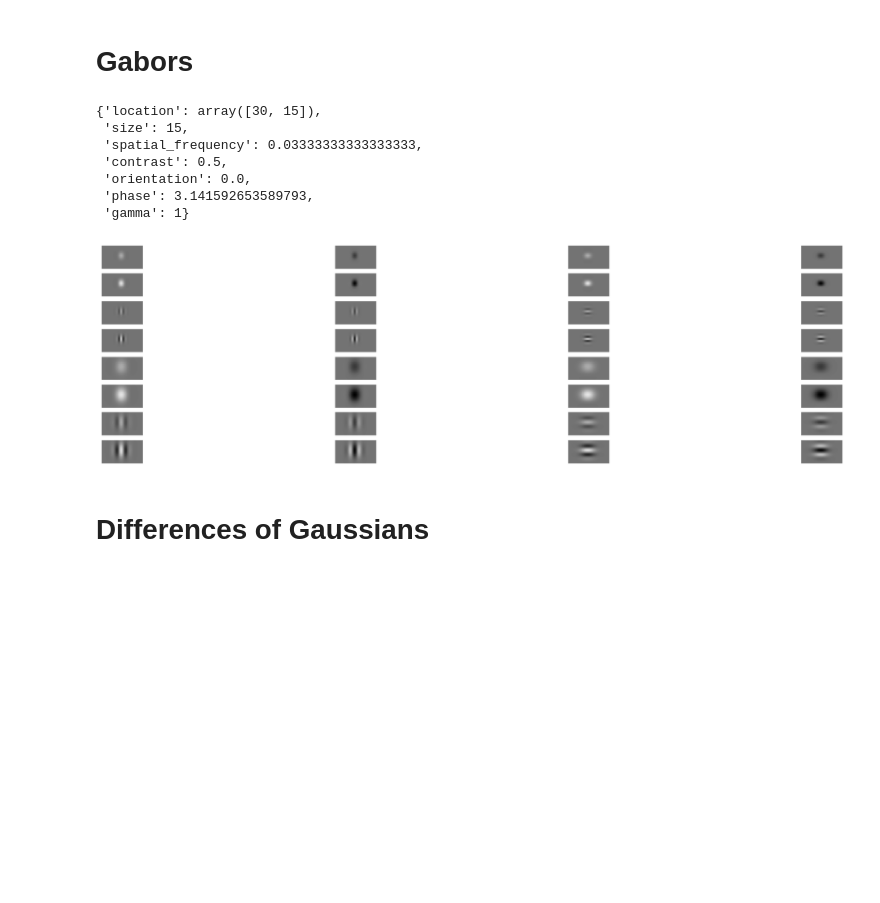
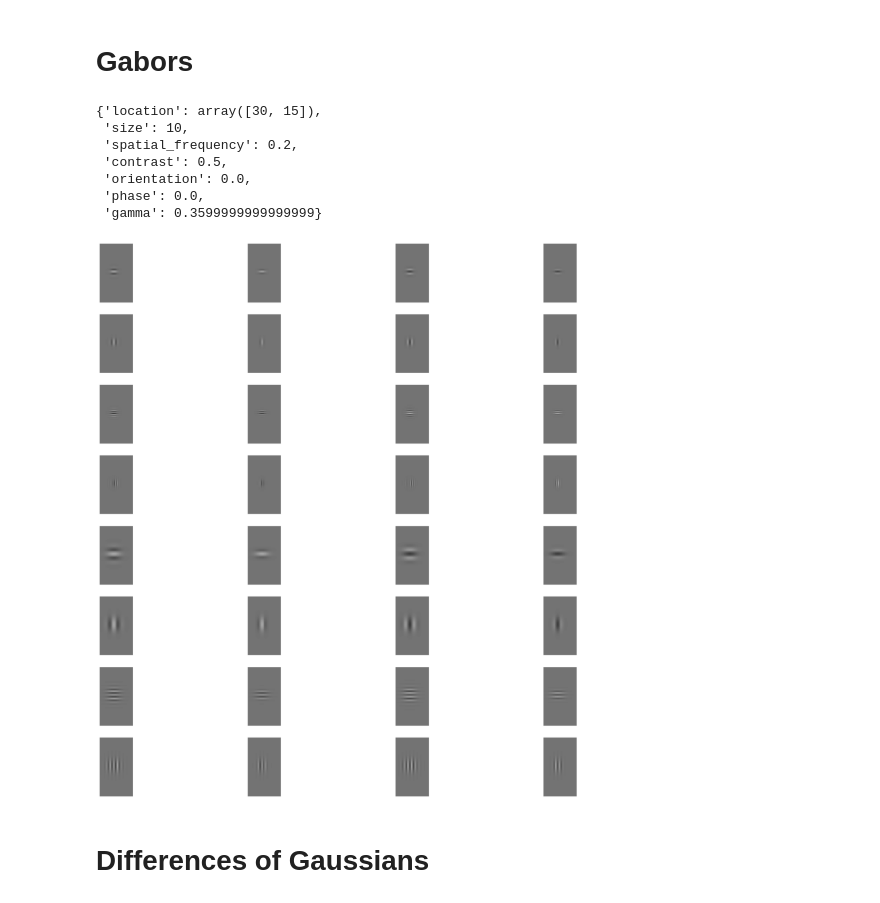
Before and after one commit to sinzlab/insilico-stimuli, a Jupyter notebook: notebooks/Examples.ipynb, the cells around one changed output. Drawn from its saved outputs; the diff is of its cells as text; code cells hidden in the pictures; blank space fills up the shorter version.

```diff
--- a/notebooks/Examples.ipynb
+++ b/notebooks/Examples.ipynb
@@ -20,14 +17,14 @@ from insilico_stimuli.stimuli import GaborSet, DiffOfGaussians, CenterSurround,
 gabor_set = GaborSet(
     canvas_size=[64, 36],
     center_range=[30, 31, 15, 16], # All Gabors centered at (30, 15)
-    sizes=[15, 30],
-    spatial_frequencies=[0.5,2],
-    contrasts=[0.5,1],
+    sizes=[10,20],
+    spatial_frequencies=[2,5],
+    contrasts=[0.5],
     orientations=2, # Two linearly spaced orientations; [2] would be orientation of 2 radians
-    phases=2, # Same as orinetations
+    phases=2,
     grey_level=-0.1,
     #pixel_boundaries=[-1,1],
-    #eccentricities=[0],
+    eccentricities=[0, 0.8],
     #locations=[[20,20],[40,40]],
     #relative_sf=True
 )
@@ -35,21 +32,21 @@ gabor_set = GaborSet(
 gabor_set.params_dict_from_idx(1)
 # %% [output]
 {'location': array([30, 15]),
- 'size': 15,
- 'spatial_frequency': 0.03333333333333333,
+ 'size': 10,
+ 'spatial_frequency': 0.2,
  'contrast': 0.5,
  'orientation': 0.0,
- 'phase': 3.141592653589793,
- 'gamma': 1}
+ 'phase': 0.0,
+ 'gamma': 0.3599999999999999}
 # %%
-plt.figure(figsize=(20, 5))
+plt.figure(figsize=(20, 20))
 
 for i, img in enumerate(gabor_set.images()):
     plt.subplot(8, 4, i + 1)
-    plt.imshow(img, cmap='gray', vmin=-1, vmax=1)
+    plt.imshow(img.T, cmap='gray', vmin=-1, vmax=1)
     plt.axis('off')
 # %% [output]
-[figure, old version]
+[figure, new version]
 # %% [markdown]
 # Differences of Gaussians
 # %%
```
Also changed, not shown: parts of 4 cells of this notebook, 2 other files.
